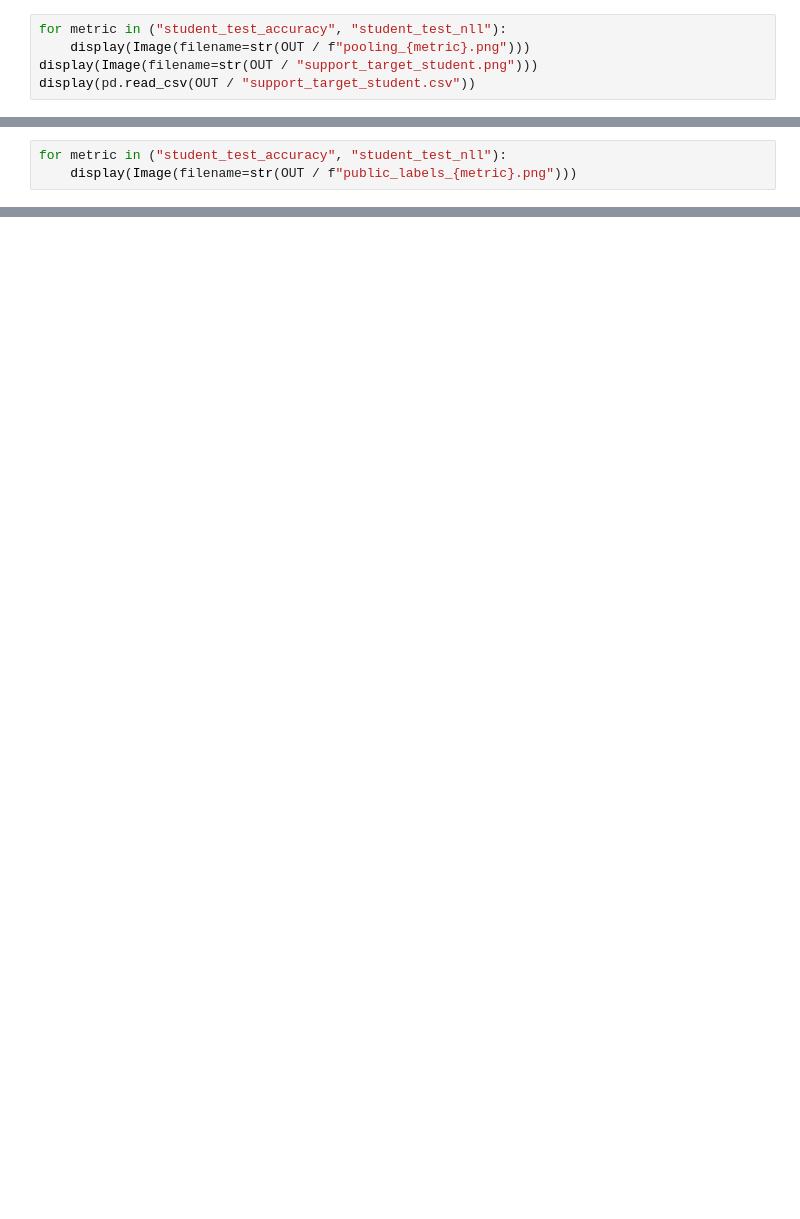
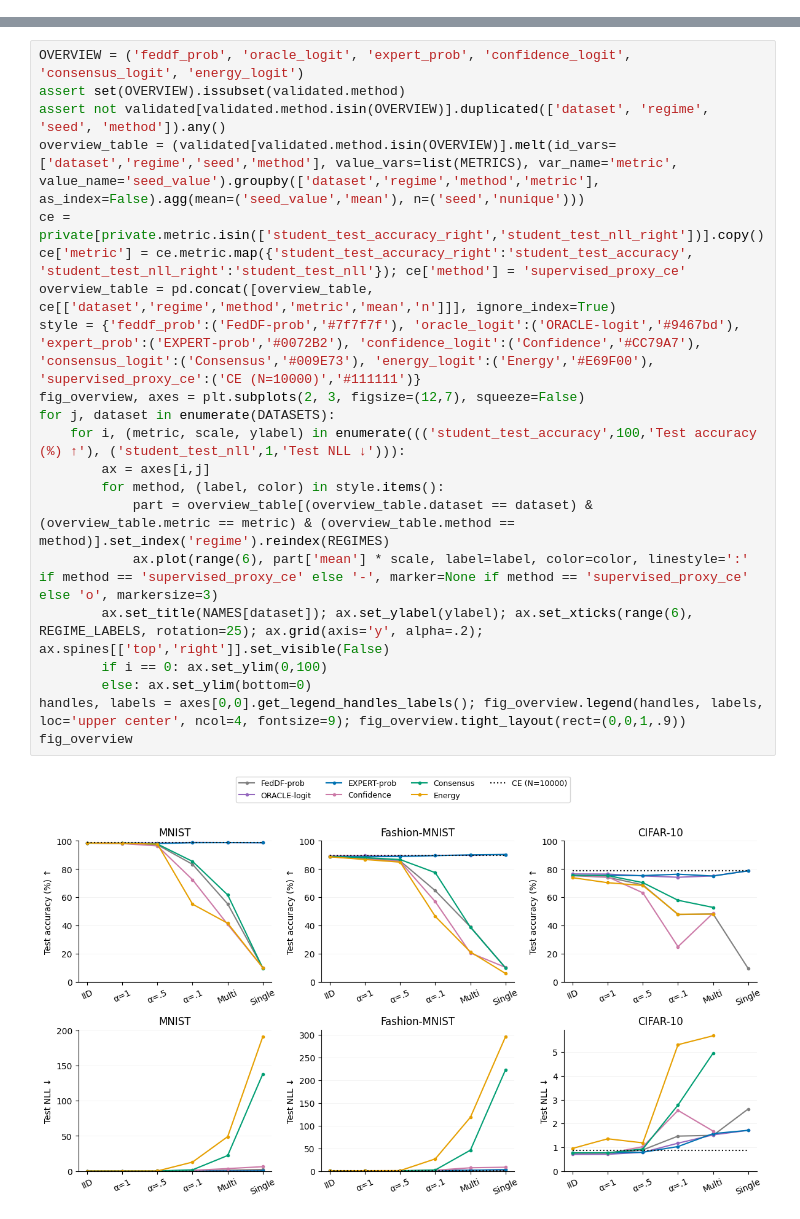
Before and after one commit to roimtnez/KD_v5__, a Jupyter notebook: notebooks/article1_paper.ipynb, the cells around one changed output, grey strips where cells are left out. Drawn from its saved outputs; the diff is of its cells as text; blank space fills up the shorter version.

```diff
--- a/notebooks/article1_paper.ipynb
+++ b/notebooks/article1_paper.ipynb
@@ -52,5 +0,0 @@ These observations support a **target/student discrepancy**, not causal proof th
-# %%
-for metric in ("student_test_accuracy", "student_test_nll"):
-    display(Image(filename=str(OUT / f"pooling_{metric}.png")))
-display(Image(filename=str(OUT / "support_target_student.png")))
-display(pd.read_csv(OUT / "support_target_student.csv"))
@@ -62,3 +0,0 @@ of the causal effect of private knowledge.
-# %%
-for metric in ("student_test_accuracy", "student_test_nll"):
-    display(Image(filename=str(OUT / f"public_labels_{metric}.png")))
@@ -89,0 +111,23 @@ Hypotheses, statuses and recommended plots: `docs/article1_paper/hypotheses.md`.
+# %%
+OVERVIEW = ('feddf_prob', 'oracle_logit', 'expert_prob', 'confidence_logit', 'consensus_logit', 'energy_logit')
+assert set(OVERVIEW).issubset(validated.method)
+assert not validated[validated.method.isin(OVERVIEW)].duplicated(['dataset', 'regime', 'seed', 'method']).any()
+overview_table = (validated[validated.method.isin(OVERVIEW)].melt(id_vars=['dataset','regime','seed','method'], value_vars=list(METRICS), var_name='metric', value_name='seed_value').groupby(['dataset','regime','method','metric'], as_index=False).agg(mean=('seed_value','mean'), n=('seed','nunique')))
+ce = private[private.metric.isin(['student_test_accuracy_right','student_test_nll_right'])].copy()
+ce['metric'] = ce.metric.map({'student_test_accuracy_right':'student_test_accuracy', 'student_test_nll_right':'student_test_nll'}); ce['method'] = 'supervised_proxy_ce'
+overview_table = pd.concat([overview_table, ce[['dataset','regime','method','metric','mean','n']]], ignore_index=True)
+style = {'feddf_prob':('FedDF-prob','#7f7f7f'), 'oracle_logit':('ORACLE-logit','#9467bd'), 'expert_prob':('EXPERT-prob','#0072B2'), 'confidence_logit':('Confidence','#CC79A7'), 'consensus_logit':('Consensus','#009E73'), 'energy_logit':('Energy','#E69F00'), 'supervised_proxy_ce':('CE (N=10000)','#111111')}
+fig_overview, axes = plt.subplots(2, 3, figsize=(12,7), squeeze=False)
+for j, dataset in enumerate(DATASETS):
+    for i, (metric, scale, ylabel) in enumerate((('student_test_accuracy',100,'Test accuracy (%) ↑'), ('student_test_nll',1,'Test NLL ↓'))):
+        ax = axes[i,j]
+        for method, (label, color) in style.items():
+            part = overview_table[(overview_table.dataset == dataset) & (overview_table.metric == metric) & (overview_table.method == method)].set_index('regime').reindex(REGIMES)
+            ax.plot(range(6), part['mean'] * scale, label=label, color=color, linestyle=':' if method == 'supervised_proxy_ce' else '-', marker=None if method == 'supervised_proxy_ce' else 'o', markersize=3)
+        ax.set_title(NAMES[dataset]); ax.set_ylabel(ylabel); ax.set_xticks(range(6), REGIME_LABELS, rotation=25); ax.grid(axis='y', alpha=.2); ax.spines[['top','right']].set_visible(False)
+        if i == 0: ax.set_ylim(0,100)
+        else: ax.set_ylim(bottom=0)
+handles, labels = axes[0,0].get_legend_handles_labels(); fig_overview.legend(handles, labels, loc='upper center', ncol=4, fontsize=9); fig_overview.tight_layout(rect=(0,0,1,.9))
+fig_overview
+# %% [output]
+[figure, added]
```
Also changed, not shown: parts of 43 cells of this notebook, 1 other file.
